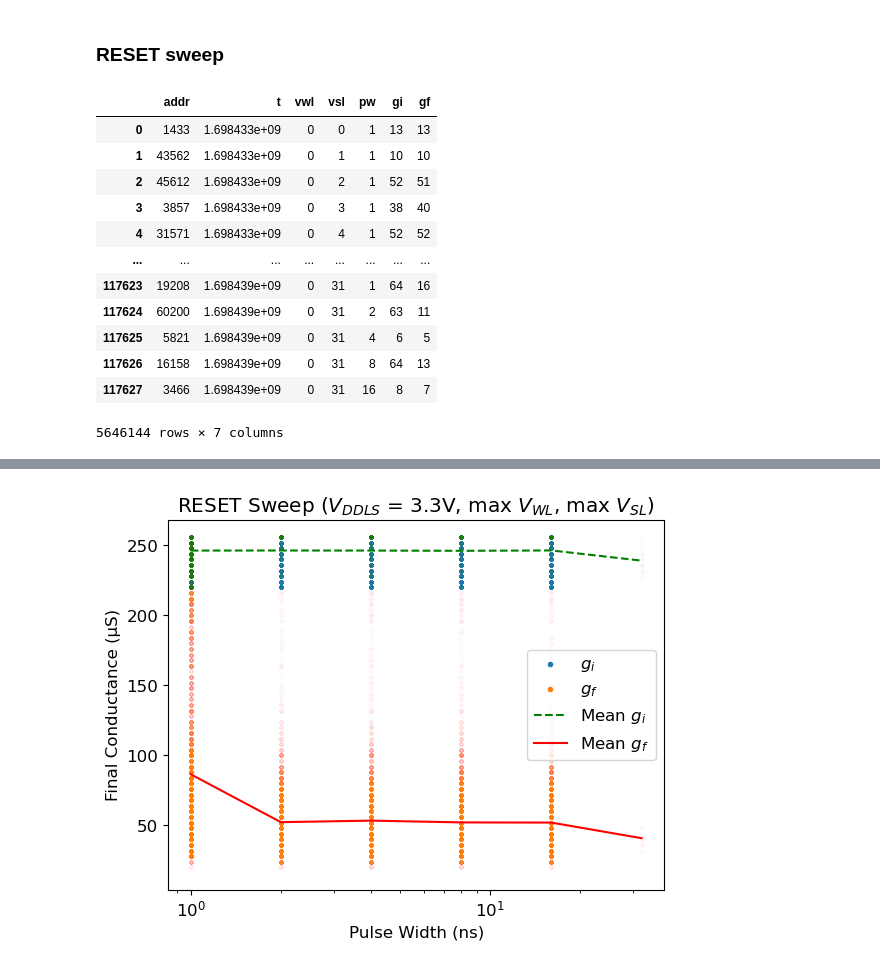
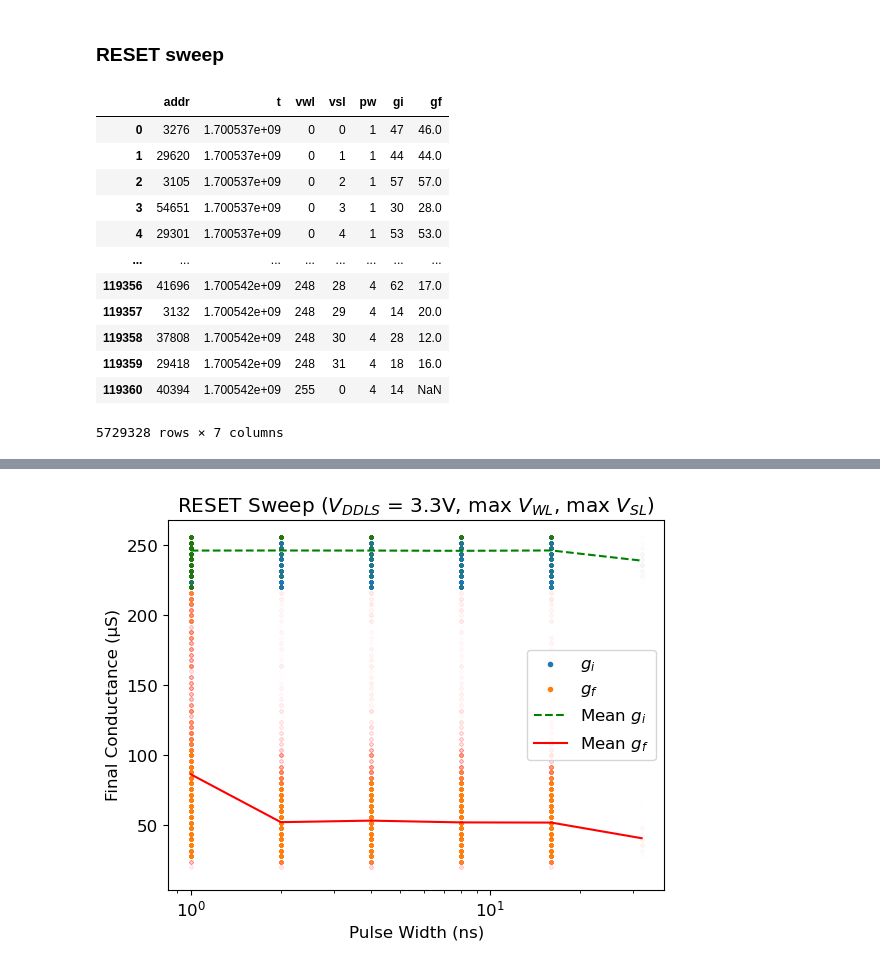
Before and after one commit to akashlevy/ember-python, a Jupyter notebook: analysis/characterizations.ipynb, the cells around one changed output, grey strips where cells are left out. Saved outputs shown, nothing was run; the diff lists cells and outputs as text; code cells hidden in the pictures.

```diff
--- a/analysis/characterizations.ipynb
+++ b/analysis/characterizations.ipynb
@@ -319,23 +345,23 @@ plt.savefig(f"figs/setsweep{vddio}_bl.pdf")
 ### RESET sweep
 # %%
 # RESET sweep data
-resetdata = pd.read_csv(f"../data/sweep/resetsweep{vddio}.csv.gz", delimiter="\t", names=["addr", "t", "vwl", "vsl", "pw"] + [f"gi[{i}]" for i in range(48)] + [f"gf[{i}]" for i in range(48)])
+resetdata = pd.read_csv(f"../reset_sweep.csv", delimiter="\t", names=["addr", "t", "vwl", "vsl", "pw"] + [f"gi[{i}]" for i in range(48)] + [f"gf[{i}]" for i in range(48)])
 resetdata = pd.concat([resetdata[["addr","t","vwl","vsl","pw",f"gi[{i}]",f"gf[{i}]"]].rename(columns={f"gi[{i}]" : "gi", f"gf[{i}]" : "gf"}) for i in range(48)])
 resetdata
 # %% [output]
 |  | addr | t | vwl | vsl | pw | gi | gf |
-| 0 | 1433 | 1.698433e+09 | 0 | 0 | 1 | 13 | 13 |
-| 1 | 43562 | 1.698433e+09 | 0 | 1 | 1 | 10 | 10 |
-| 2 | 45612 | 1.698433e+09 | 0 | 2 | 1 | 52 | 51 |
-| 3 | 3857 | 1.698433e+09 | 0 | 3 | 1 | 38 | 40 |
-| 4 | 31571 | 1.698433e+09 | 0 | 4 | 1 | 52 | 52 |
+| 0 | 3276 | 1.700537e+09 | 0 | 0 | 1 | 47 | 46.0 |
+| 1 | 29620 | 1.700537e+09 | 0 | 1 | 1 | 44 | 44.0 |
+| 2 | 3105 | 1.700537e+09 | 0 | 2 | 1 | 57 | 57.0 |
+| 3 | 54651 | 1.700537e+09 | 0 | 3 | 1 | 30 | 28.0 |
+| 4 | 29301 | 1.700537e+09 | 0 | 4 | 1 | 53 | 53.0 |
 | ... | ... | ... | ... | ... | ... | ... | ... |
-| 117623 | 19208 | 1.698439e+09 | 0 | 31 | 1 | 64 | 16 |
-| 117624 | 60200 | 1.698439e+09 | 0 | 31 | 2 | 63 | 11 |
-| 117625 | 5821 | 1.698439e+09 | 0 | 31 | 4 | 6 | 5 |
-| 117626 | 16158 | 1.698439e+09 | 0 | 31 | 8 | 64 | 13 |
-| 117627 | 3466 | 1.698439e+09 | 0 | 31 | 16 | 8 | 7 |
+| 119356 | 41696 | 1.700542e+09 | 248 | 28 | 4 | 62 | 17.0 |
+| 119357 | 3132 | 1.700542e+09 | 248 | 29 | 4 | 14 | 20.0 |
+| 119358 | 37808 | 1.700542e+09 | 248 | 30 | 4 | 28 | 12.0 |
+| 119359 | 29418 | 1.700542e+09 | 248 | 31 | 4 | 18 | 16.0 |
+| 119360 | 40394 | 1.700542e+09 | 255 | 0 | 4 | 14 | NaN |
-5646144 rows × 7 columns
+5729328 rows × 7 columns
 # %%
 # RESET sweep gi sampling frequency check
 plt.figure()
```
Also changed, not shown: parts of 8 cells of this notebook, 3 other files.
